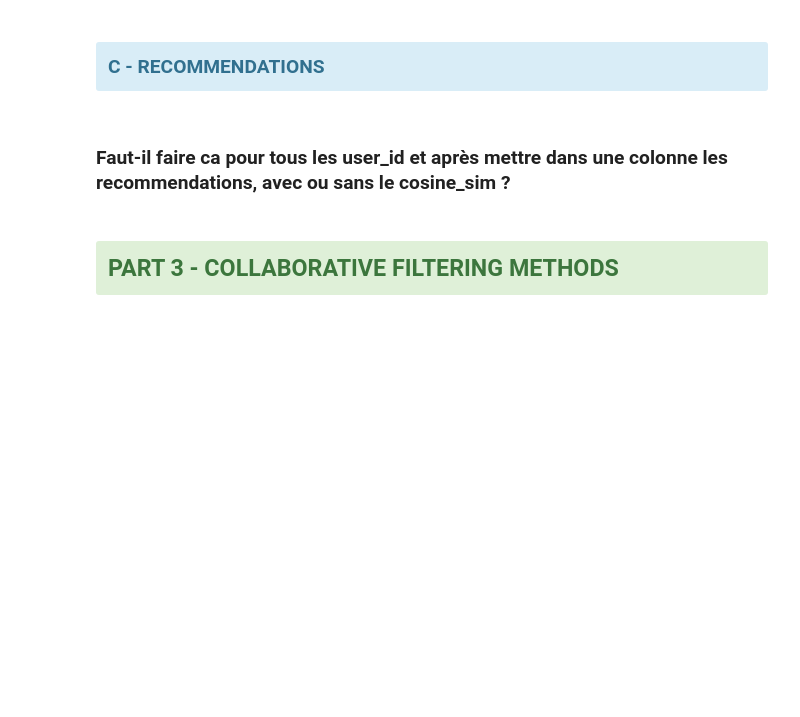
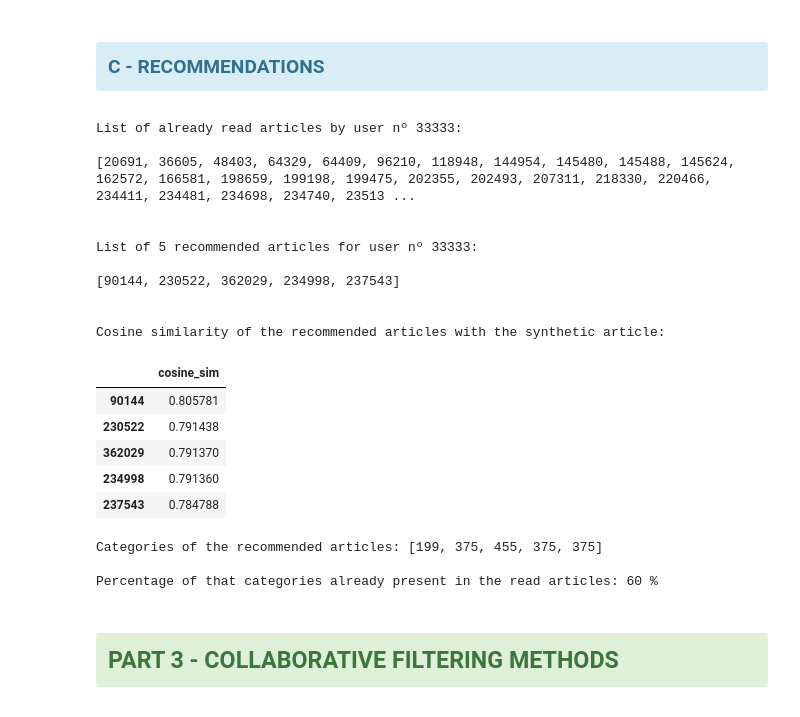
Before and after one commit to jfsubrini/ia-project9, a Jupyter notebook: Subrini_JeanFrancois_2_scripts_012023.ipynb, the cells around one changed output. Cells and saved outputs as stored; diff of their text form; code cells hidden in the pictures; blank space fills up the shorter version.

```diff
--- a/Subrini_JeanFrancois_2_scripts_012023.ipynb
+++ b/Subrini_JeanFrancois_2_scripts_012023.ipynb
@@ -990,14 +989,14 @@ def MeanEmbeddings(artList):
     mean_emb = mean_emb.to_frame().transpose()
     return mean_emb
 # %%
-def CBRecommender(userId, topN=5):
+def cb_recommender(user_id, top_n=5):
     """Function to return the top-N article recommendation for an user id,
     using a Content-Based filtering Recommender System.
     The returned list, by default 5 articles ids, is sorted by confidence descending.
     """
     # Creating a list of article ids with the read articles by the user.
-    user_art_list = df_merged_cb.loc[
-        df_merged_cb['user_id'] == userId]['article_id'].to_list()
+    user_art_list = df_cb.loc[
+        df_cb['user_id'] == user_id]['article_id'].to_list()
 
     # Calculating the mean of these read articles embeddings,
     # weighted by the number of clicks on each article, creating a 'synthetic article'.
@@ -1012,7 +1011,7 @@ def CBRecommender(userId, topN=5):
 
     # Selecting the N closest articles, the ones with higher cosine.
     topN_articles = df_cosine_sim.sort_values(
-        by='cosine_sim', ascending=False).head(topN)
+        by='cosine_sim', ascending=False).head(top_n)
     topN_articles_list = topN_articles.index.tolist()
 
     return topN_articles_list, user_art_list, df_cosine_sim, topN_articles
@@ -1022,13 +1021,31 @@ C - RECOMMENDATIONS</div></h3>
 # %%
 # Recommendation list of a specific user.
 user_id = 33333
-reco, user_art_list, df_cosine_sim, topN_articles = CBRecommender(user_id)
+reco, user_art_list, df_cosine_sim, topN_articles = cb_recommender(user_id)
 
 print(f"\033[1mList of already read articles by user nº {user_id}:\033[0m\n")
 print(sorted(user_art_list))
 
 print(f"\n\n\033[1mList of 5 recommended articles for user nº {user_id}:\n")
 print(reco)
 
 print("\n\nCosine similarity of the recommended articles with the synthetic article:\n\033[0m")
 topN_articles
+# %% [output]
+List of already read articles by user nº 33333:
+
+[20691, 36605, 48403, 64329, 64409, 96210, 118948, 144954, 145480, 145488, 145624, 162572, 166581, 198659, 199198, 199475, 202355, 202493, 207311, 218330, 220466, 234411, 234481, 234698, 234740, 23513 ...
+
+
+List of 5 recommended articles for user nº 33333:
+
+[90144, 230522, 362029, 234998, 237543]
+
+
+Cosine similarity of the recommended articles with the synthetic article:
+|  | cosine_sim |
+| 90144 | 0.805781 |
+| 230522 | 0.791438 |
+| 362029 | 0.791370 |
+| 234998 | 0.791360 |
+| 237543 | 0.784788 |
@@ -1038,5 +1052,12 @@ df_cosine_sim.iloc[user_art_list]
-# %% [markdown]
-### Faut-il faire ca pour tous les user_id et après mettre dans une colonne les recommendations, avec ou sans le cosine_sim ?
+# %%
+perc_cat, cat_reco = cb_metric(reco, user_art_list)
+print(f"\n\033[1mCategories of the recommended articles: {cat_reco}")
+print(f"\nPercentage of that categories already present in the read articles: \
+{round(perc_cat * 100)} %")
+# %% [output]
+Categories of the recommended articles: [199, 375, 455, 375, 375]
+
+Percentage of that categories already present in the read articles: 60 %
 # %% [markdown]
 <h2><div class="alert alert-block alert-success" id="section_3">
 PART 3 - COLLABORATIVE FILTERING METHODS</div></h2>
```
Also changed, not shown: parts of 36 cells of this notebook, 2 other files.
